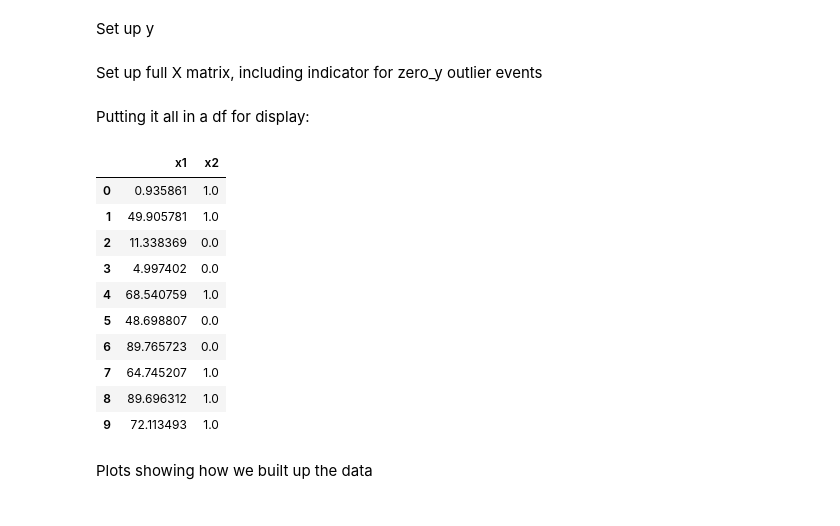
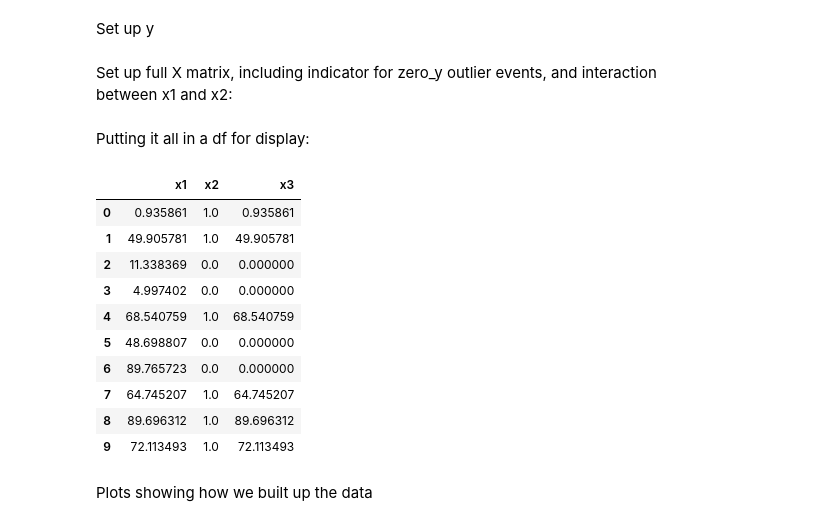
Before and after one commit to nayefahmad/stats-notes, a Jupyter notebook: src/2022-12-19_two-stage-lowess-regression.ipynb, the cells around one changed output. Drawn from its saved outputs; the diff is of its cells as text; code cells hidden in the pictures.

```diff
--- a/src/2022-12-19_two-stage-lowess-regression.ipynb
+++ b/src/2022-12-19_two-stage-lowess-regression.ipynb
@@ -65,30 +76,33 @@ y = np.copy(y_no_zero_values)
 idx_for_zero_y = np.random.permutation(np.arange(len(x1)))[: p.num_zero_y]
 y[idx_for_zero_y] = 0
 # %% [markdown]
-Set up full X matrix, including indicator for zero_y outlier events
+Set up full X matrix, including indicator for zero_y outlier events, and interaction<br>
+between x1 and x2:
 # %%
 x2 = np.zeros(p.num_rows)
 x2[idx_for_zero_y] = 1
-X = np.stack((x1, x2), axis=1)
-assert X.shape == (100, 2)
+x3 = x1 * x2
+# %%
+X = np.stack((x1, x2, x3), axis=1)
+assert X.shape == (100, 3)
 # %% [markdown]
 Putting it all in a df for display:
 # %%
 df_X = pd.DataFrame(X)
-df_X.columns = ["x1", "x2"]
+df_X.columns = ["x1", "x2", "x3"]
 df_X.head(10)
 # %% [output]
-|  | x1 | x2 |
-| 0 | 0.935861 | 1.0 |
-| 1 | 49.905781 | 1.0 |
-| 2 | 11.338369 | 0.0 |
-| 3 | 4.997402 | 0.0 |
-| 4 | 68.540759 | 1.0 |
-| 5 | 48.698807 | 0.0 |
-| 6 | 89.765723 | 0.0 |
-| 7 | 64.745207 | 1.0 |
-| 8 | 89.696312 | 1.0 |
-| 9 | 72.113493 | 1.0 |
+|  | x1 | x2 | x3 |
+| 0 | 0.935861 | 1.0 | 0.935861 |
+| 1 | 49.905781 | 1.0 | 49.905781 |
+| 2 | 11.338369 | 0.0 | 0.000000 |
+| 3 | 4.997402 | 0.0 | 0.000000 |
+| 4 | 68.540759 | 1.0 | 68.540759 |
+| 5 | 48.698807 | 0.0 | 0.000000 |
+| 6 | 89.765723 | 0.0 | 0.000000 |
+| 7 | 64.745207 | 1.0 | 64.745207 |
+| 8 | 89.696312 | 1.0 | 89.696312 |
+| 9 | 72.113493 | 1.0 | 72.113493 |
 # %% [markdown]
 Plots showing how we built up the data
 # %%
```
Also changed, not shown: parts of 17 cells of this notebook, 1 other file.
